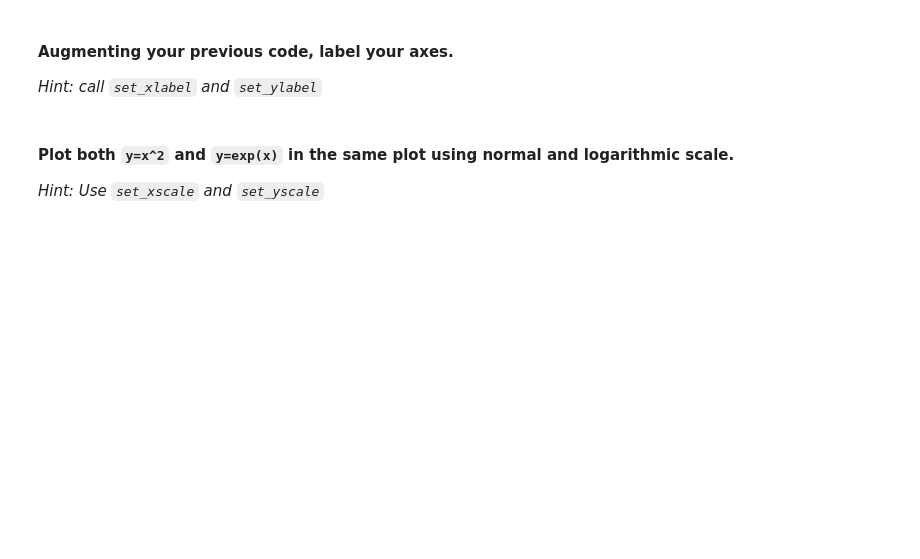
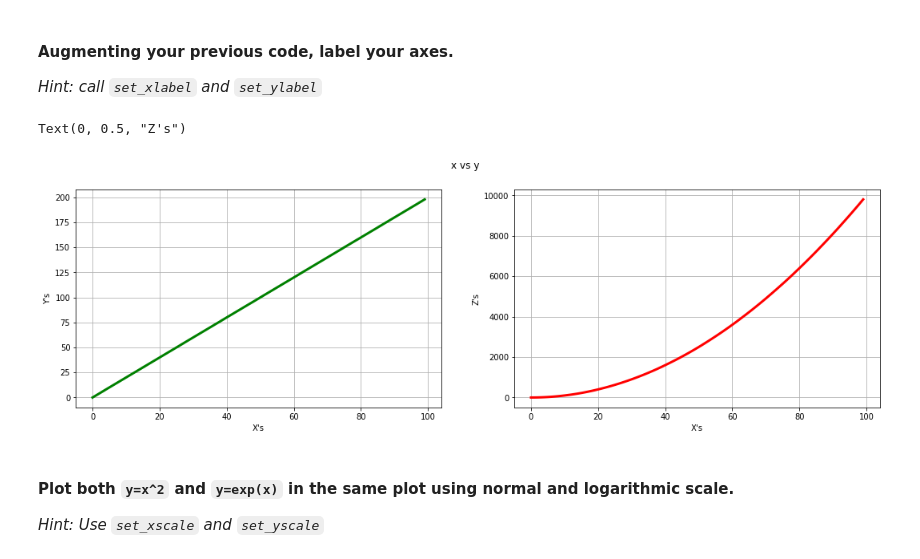
Before and after one commit to carlosmd14/datamad0119, a Jupyter notebook: module-2/lab-matplotlib-seaborn/your-code/challenge-1.ipynb, the cells around one changed output. Drawn from its saved outputs; the diff is of its cells as text; code cells hidden in the pictures; blank space fills up the shorter version.

```diff
--- a/module-2/lab-matplotlib-seaborn/your-code/challenge-1.ipynb
+++ b/module-2/lab-matplotlib-seaborn/your-code/challenge-1.ipynb
@@ -49,3 +72,19 @@ z = x**2
+# %%
+# your code here
+f, axarr = plt.subplots(1, 2, figsize=(18,5))
+f.suptitle('x vs y')
+axarr[0].plot(x, y, lw=3,color="g", ls='-')
+axarr[0].grid(True)
+axarr[0].set_xlabel("X's")
+axarr[0].set_ylabel("Y's")
+
+axarr[1].plot(x, z, lw=3,color="r", ls='-')
+axarr[1].grid(True)
+axarr[1].set_xlabel("X's")
+axarr[1].set_ylabel("Z's")
+# %% [output]
+Text(0, 0.5, "Z's")
+[figure, added]
 # %% [markdown]
 #### Plot both `y=x^2` and `y=exp(x)` in the same plot using normal and logarithmic scale.
 
```
Also changed, not shown: parts of 8 cells of this notebook, 3 other files.
